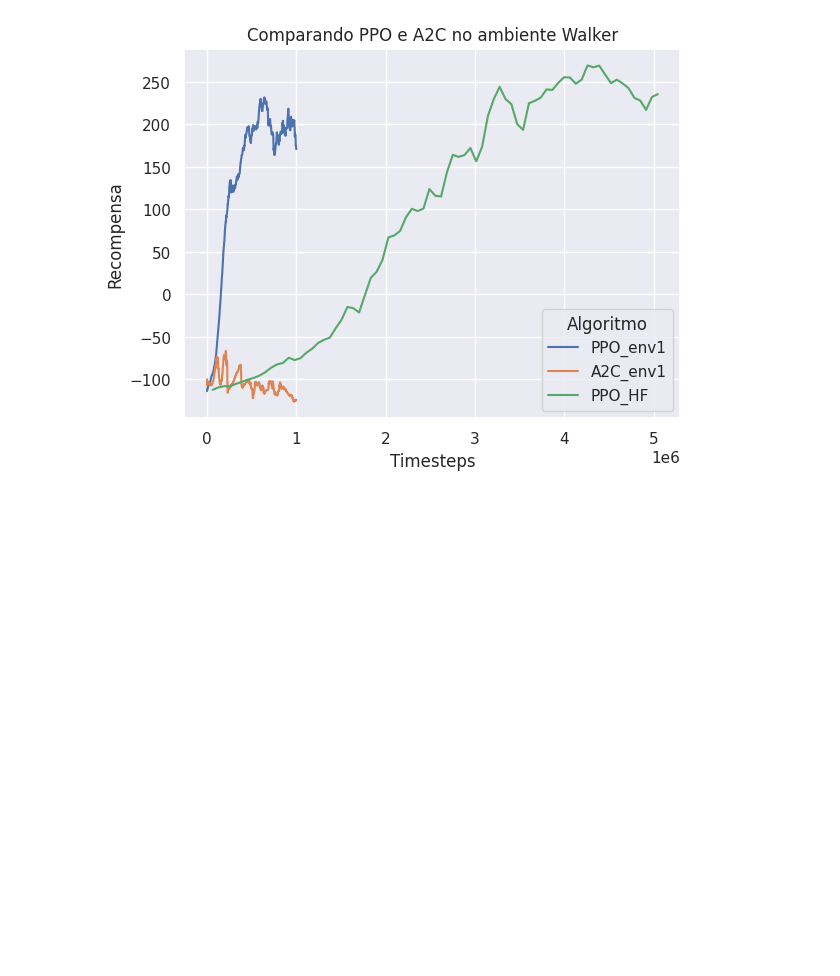
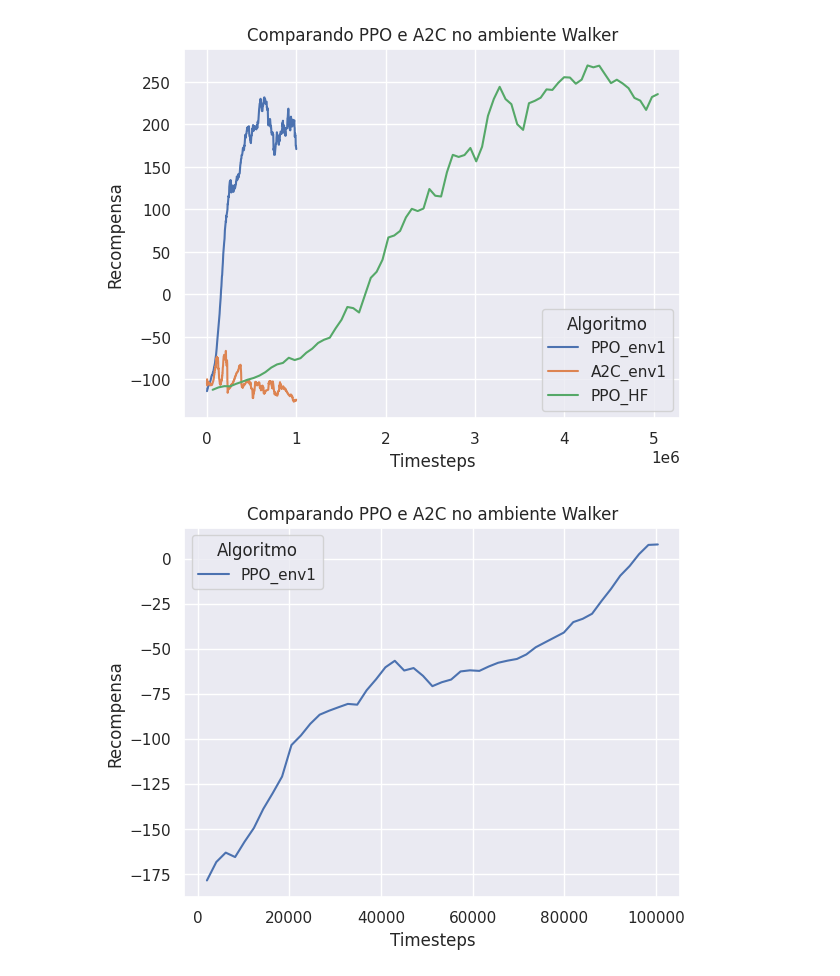
Before and after one commit to fbarth/rl_compare, a Jupyter notebook: analise_curva_aprendizado.ipynb, the cells around one changed output. Drawn from its saved outputs; the diff is of its cells as text; code cells hidden in the pictures; blank space fills up the shorter version.

```diff
--- a/analise_curva_aprendizado.ipynb
+++ b/analise_curva_aprendizado.ipynb
@@ -89,3 +89,27 @@ plt.legend(title='Algoritmo')
 plt.show()
 # %% [output]
 [figure]
+# %%
+import seaborn as sns
+import pandas as pd
+import matplotlib.pyplot as plt
+sns.set_theme(style="darkgrid")
+
+attr = ['time/total_timesteps','time/time_elapsed','rollout/ep_rew_mean']
+
+lunar_lander_ppo_env1 = pd.read_csv('results/lunar_lander_ppo_env_1/progress.csv')
+lunar_lander_ppo_env1 = lunar_lander_ppo_env1[attr]
+# %%
+lunar_lander_ppo_env1['algol'] = 'PPO_env1'
+
+df = pd.concat([
+    lunar_lander_ppo_env1])
+# %%
+sns.lineplot(x="time/total_timesteps", y="rollout/ep_rew_mean", hue='algol', data=df)
+plt.xlabel('Timesteps')
+plt.ylabel('Recompensa')
+plt.title('Comparando PPO e A2C no ambiente Walker')
+plt.legend(title='Algoritmo')
+plt.show()
+# %% [output]
+[figure, added]
```
Also changed, not shown: 1 other file.
